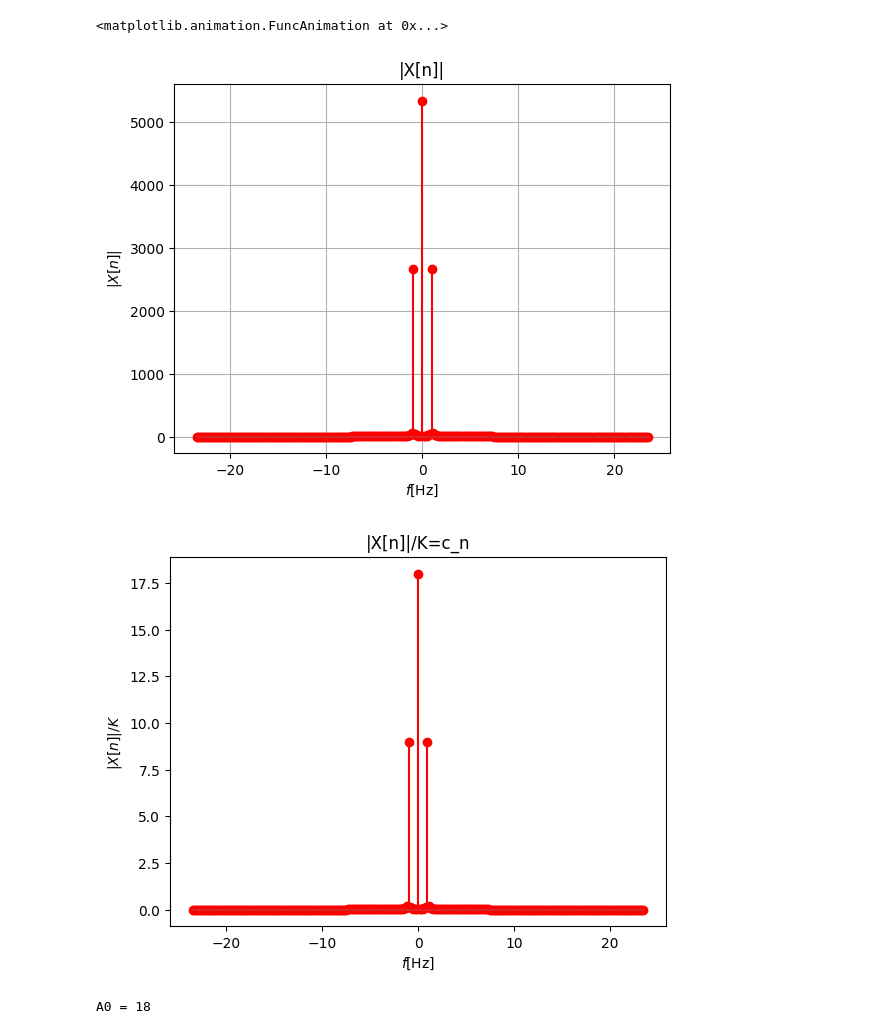
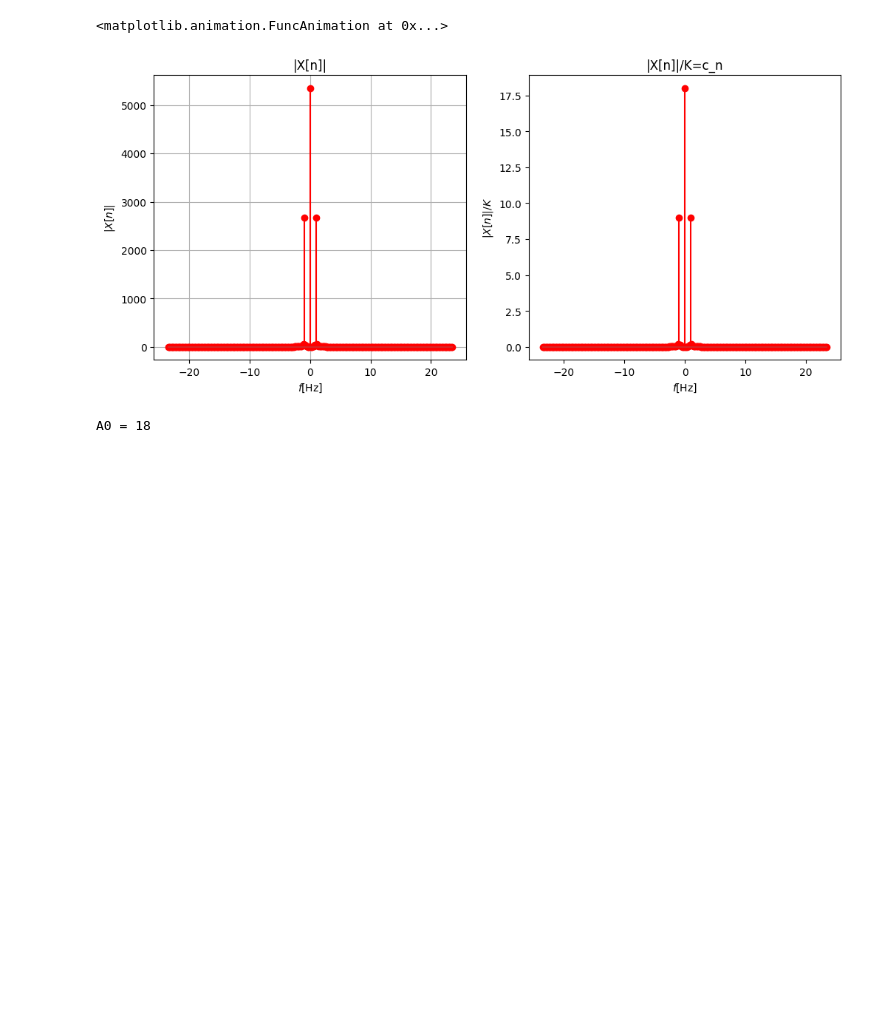
Before and after one commit to GabrielaRomoM/EjerciciosSYS-Phyton, a Jupyter notebook: PARCIAL2/1Puntoparcial.ipynb, the cells around one changed output. Drawn from its saved outputs; the diff is of its cells as text; code cells hidden in the pictures; blank space fills up the shorter version.

```diff
--- a/PARCIAL2/1Puntoparcial.ipynb
+++ b/PARCIAL2/1Puntoparcial.ipynb
@@ -94,23 +96,23 @@ anim
 # %%
 #Transformada de Fourier de la señal
 vf = np.fft.fftfreq(len(x),1/Fs) #calculo vector de frecuencias
 XF = np.fft.fft(x) #cálculo FFT
-
+plt.figure(figsize=(12,5))
+plt.subplot(121)
 plt.stem(vf,abs(XF),'r')
 plt.title(r'|X[n]|')
 plt.xlabel(r'$f$[Hz]',fontsize = 10)
 plt.ylabel(r'$|X[n]|$',fontsize = 10)
 plt.axis('tight')
 plt.grid()
-plt.show()
+plt.subplot(122)
 plt.stem(vf,abs(XF)/len(vf),'r')
 plt.title(r'|X[n]|/K=c_n')
 plt.xlabel(r'$f$[Hz]',fontsize = 10)
 plt.ylabel(r'$|X[n]|/K$',fontsize = 10)
 plt.show()
 # %% [output]
-[figure, old version]
+[figure, new version]
-[figure, removed]
 # %%
 #Cálculo del espectro de la señal
 #Para el armónico cero se tiene:
```
Also changed, not shown: parts of 6 cells of this notebook.
